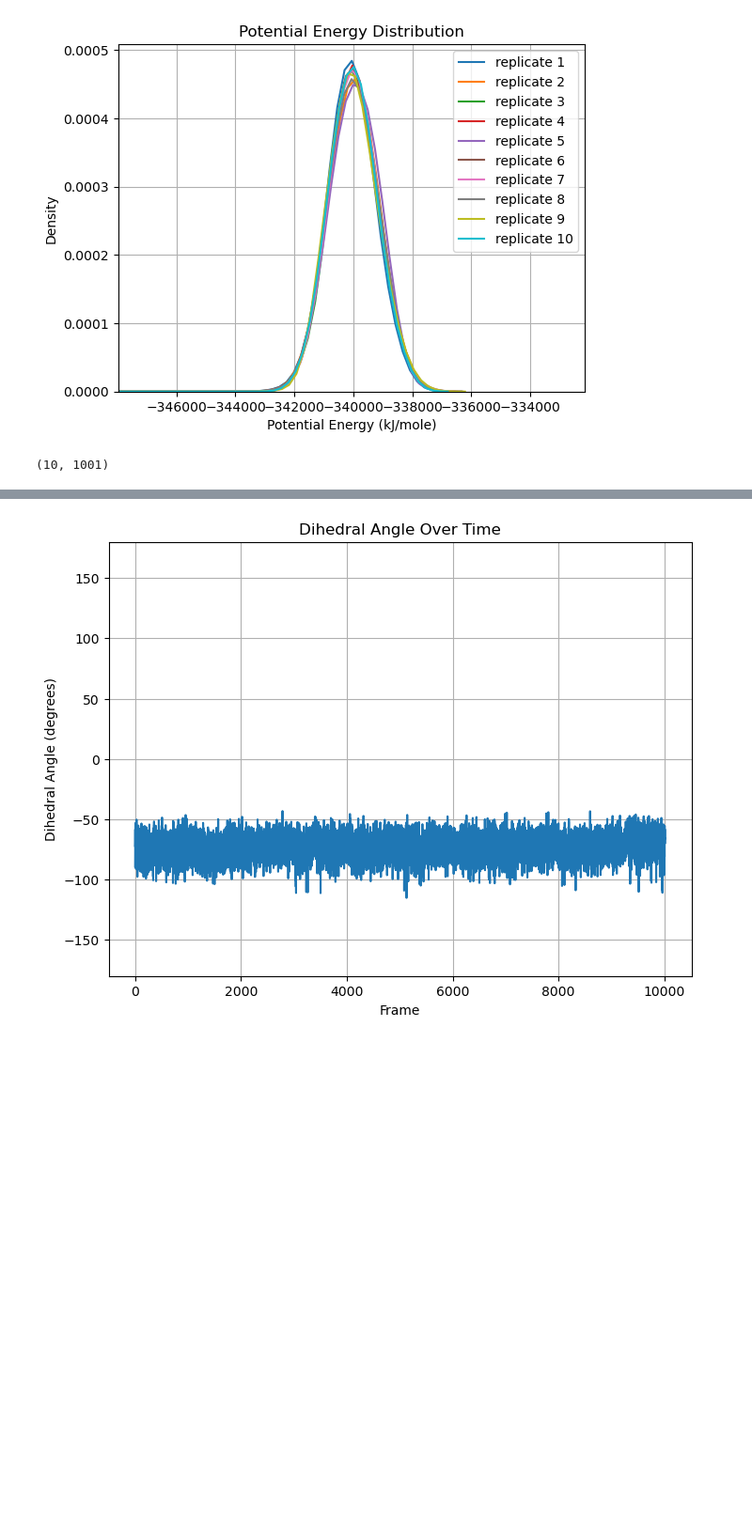
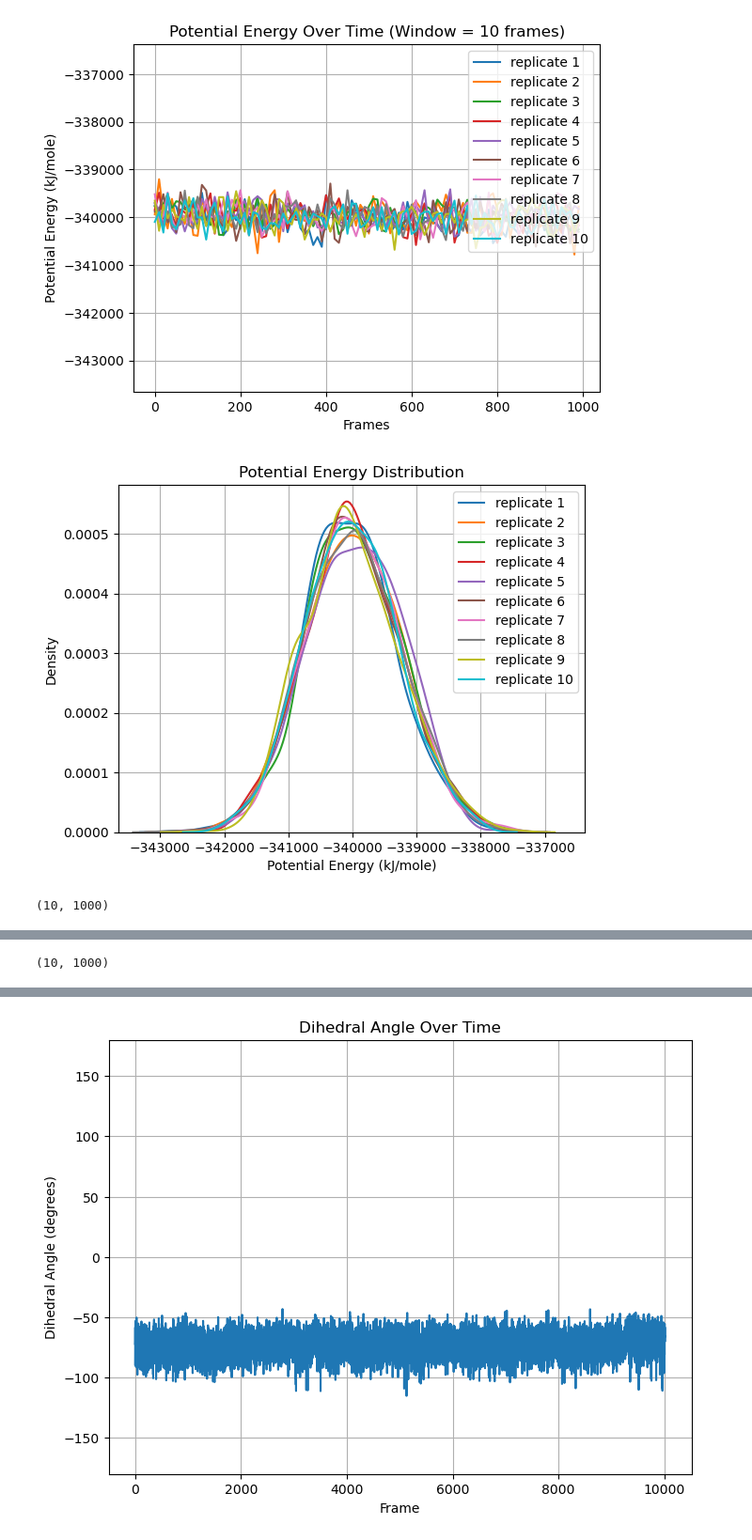
Before and after one commit to HaoLan-compchem/blog_03_12_2025, a Jupyter notebook: binary_complex/classic_binary_trj_analysis.ipynb, the cells around one changed output, grey strips where cells are left out. Shown at 94% size. Drawn from its saved outputs; the diff is of its cells as text; code cells hidden in the pictures; blank space fills up the shorter version.

```diff
--- a/binary_complex/classic_binary_trj_analysis.ipynb
+++ b/binary_complex/classic_binary_trj_analysis.ipynb
@@ -19,38 +19,41 @@ def plot_potential_energy(md_platform, state_file_list, plot_type, window):
                 for line in fin:
                     if not (line.startswith('@') or line.startswith('#')):
                         fout.write(','.join(line.split()) + '\n')
-            df = pd.read_csv(csv_file, header=None)
+            #df = pd.read_csv(csv_file, header=None) #ignore the first row as initial state
+            df = pd.read_csv(csv_file)
             df.columns = ['time', 'Potential Energy (kJ/mole)']
         energy = df['Potential Energy (kJ/mole)'].to_numpy()
         n_windows = len(energy) // window
         avg_energy = np.array([energy[i*window:(i+1)*window].mean() for i in range(n_windows)])
         avg_frames = np.arange(n_windows) * window
         energy_arrays.append(avg_energy)
         labels.append(f'replicate {i+1}')
         if plot_type == 'line':
             plt.plot(avg_frames, avg_energy, label=labels[-1])
             plt.xlabel('Frames')
             plt.ylabel('Potential Energy (kJ/mole)')
             plt.title(f'Potential Energy Over Time (Window = {window} frames)')
             plt.ylim(np.mean(energy) - 5*np.std(energy), np.mean(energy) + 5*np.std(energy))
         elif plot_type == 'hist':
             sns.kdeplot(avg_energy, label=labels[-1])
             plt.xlabel('Potential Energy (kJ/mole)')
             plt.title('Potential Energy Distribution')
             plt.xlim(np.mean(energy) - 5*np.std(energy), np.mean(energy) + 5*np.std(energy))
     plt.grid(True)
     plt.legend()
     plt.show()
     plt.close()
     return energy_arrays
 
 gmx_files = [f'gromacs/replicate_{i}/potential.xvg' for i in range(1, 11)]
-#gmx_energy_arrays = plot_potential_energy('gromacs', gmx_files, 'line', window=10)
+gmx_energy_arrays = plot_potential_energy('gromacs', gmx_files, 'line', window=10)
 gmx_energy_arrays = plot_potential_energy('gromacs', gmx_files, 'hist', window=1)
-np.shape(gmx_energy_arrays)
-#omm_files = [f'openmm/NVT/energy_data_{i}.csv' for i in range(1, 11)]
-#omm_energy_arrays = plot_potential_energy('openmm', omm_files, 'line', window=50)
-#omm_energy_arrays = plot_potential_energy('openmm', omm_files, 'hist', window=5)
+print(np.shape(gmx_energy_arrays))
+omm_files = [f'openmm/NPT/energy_data_{i}.csv' for i in range(1, 11)]
+omm_energy_arrays = plot_potential_energy('openmm', omm_files, 'line', window=50)
+omm_energy_arrays = plot_potential_energy('openmm', omm_files, 'hist', window=5)
+print(np.shape(omm_energy_arrays))
 # %% [output]
-[figure, old version]
+[figure, new version]
+[figure, added]
-(10, 1001)
+(10, 1000)
@@ -57,3 +62,4 @@ np.shape(gmx_energy_arrays)
+(10, 1000)
 # %%
 def plot_rmsd_fluctuations_multiple(traj_files, top_file, plot_type, window):
     rmsd_arrays = []
```
Also changed, not shown: parts of 4 cells of this notebook, 1 other file.
